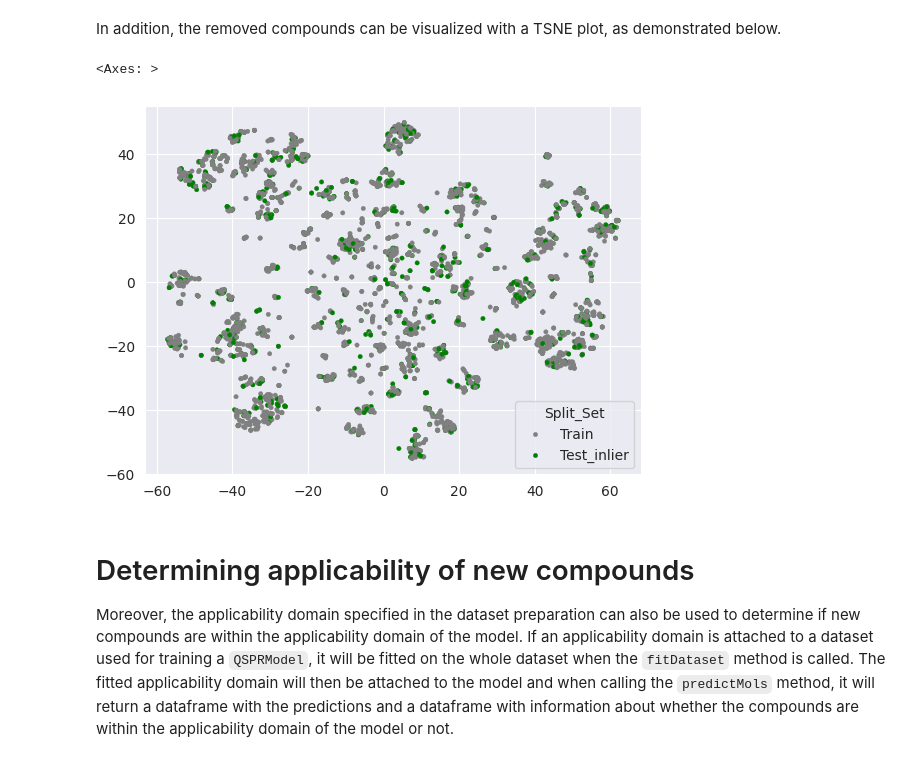
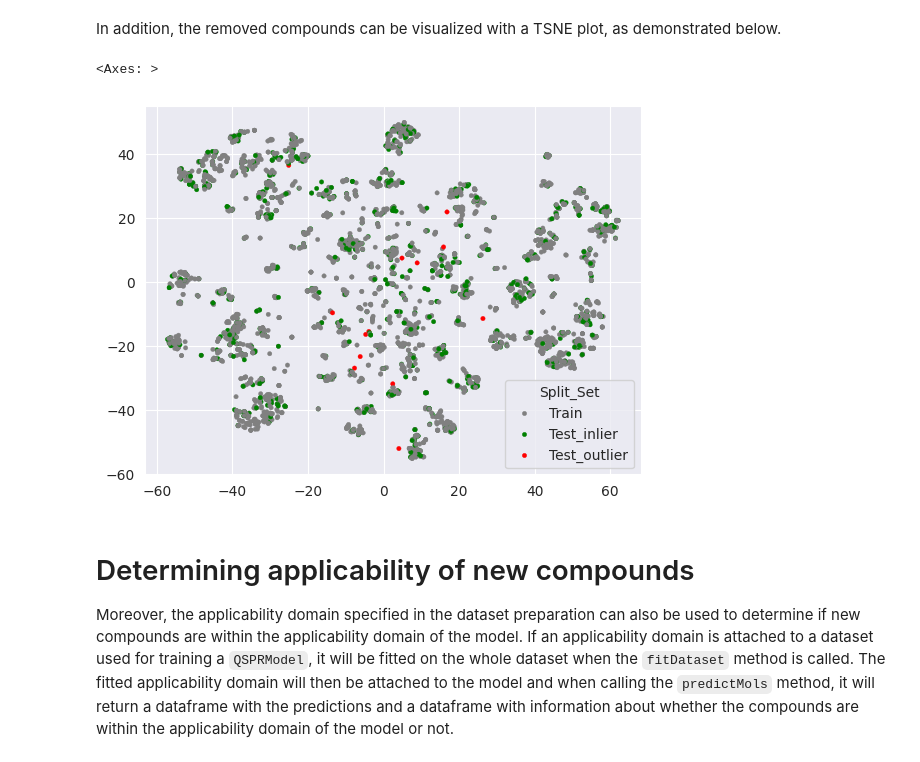
Before and after one commit to CDDLeiden/QSPRpred, a Jupyter notebook: tutorials/basics/data/applicability_domain.ipynb, the cells around one changed output. Saved outputs shown, nothing was run; the diff lists cells and outputs as text; code cells hidden in the pictures.

```diff
--- a/tutorials/basics/data/applicability_domain.ipynb
+++ b/tutorials/basics/data/applicability_domain.ipynb
@@ -119,26 +124,26 @@ In addition, the removed compounds can be visualized with a TSNE plot, as demons
 # %%
 # make TSNE
 from sklearn.manifold import TSNE
 
 tsne = TSNE(n_components=2, metric="jaccard", random_state=42, perplexity=50)
 PC = tsne.fit_transform(dataset.getFeatures(concat=True, ordered=True))
 
 # plot TSNE
 
 # create new column with split information (train/test_inlier/test_outlier)
 df = dataset.getDF()
-df["Split_Set"] = dataset.getDF()["Split_IsTrain"].map(
+df["Split_Set"] = df["Split_IsTrain"].map(
     {True: "Train", False: "Test_inlier"})
-df.loc[dataset.getDF()["Split_IsOutlier"], "Split_Set"] = "Test_outlier"
+df.loc[df["Split_IsOutlier"], "Split_Set"] = "Test_outlier"
 
 import seaborn as sns
 
 sns.scatterplot(x=PC[:, 0], y=PC[:, 1], hue=df["Split_Set"],
                 palette={"Train": "grey", "Test_inlier": "green",
                          "Test_outlier": "red"}, s=10, edgecolor=None)
 # %% [output]
 <Axes: >
-[figure, old version]
+[figure, new version]
 # %% [markdown]
 # Determining applicability of new compounds
 
```
Also changed, not shown: parts of 4 cells of this notebook.
